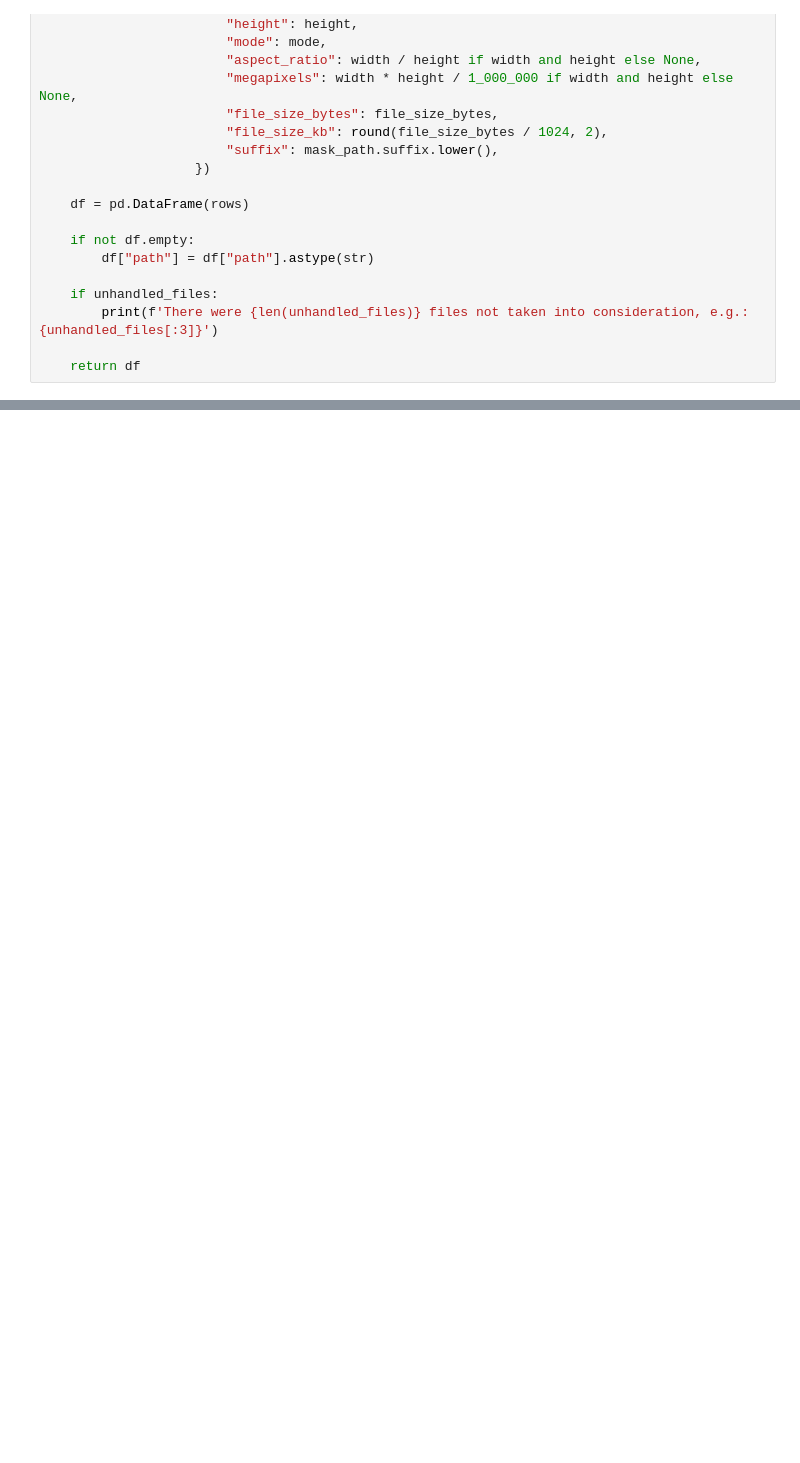
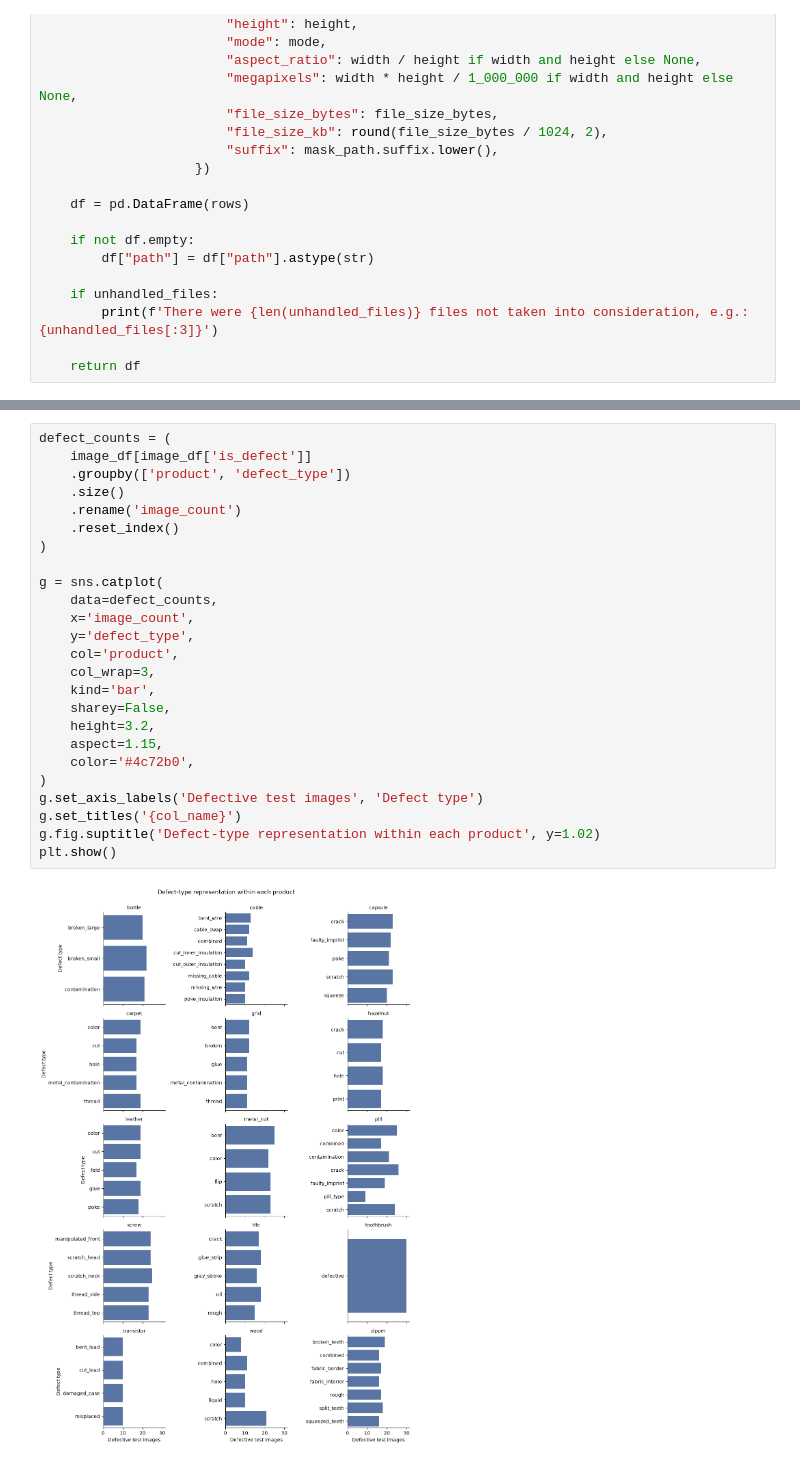
Before and after one commit to abulhawa/anomaly-detection, a Jupyter notebook: notebooks/01_data_exploration.ipynb, the cells around one changed output, grey strips where cells are left out. Drawn from its saved outputs; the diff is of its cells as text; blank space fills up the shorter version.

```diff
--- a/notebooks/01_data_exploration.ipynb
+++ b/notebooks/01_data_exploration.ipynb
@@ -240,0 +285,27 @@ fig.tight_layout()
+# %%
+defect_counts = (
+    image_df[image_df['is_defect']]
+    .groupby(['product', 'defect_type'])
+    .size()
+    .rename('image_count')
+    .reset_index()
+)
+
+g = sns.catplot(
+    data=defect_counts,
+    x='image_count',
+    y='defect_type',
+    col='product',
+    col_wrap=3,
+    kind='bar',
+    sharey=False,
+    height=3.2,
+    aspect=1.15,
+    color='#4c72b0',
+)
+g.set_axis_labels('Defective test images', 'Defect type')
+g.set_titles('{col_name}')
+g.fig.suptitle('Defect-type representation within each product', y=1.02)
+plt.show()
+# %% [output]
+[figure, added]
```
Also changed, not shown: parts of 41 cells of this notebook.
